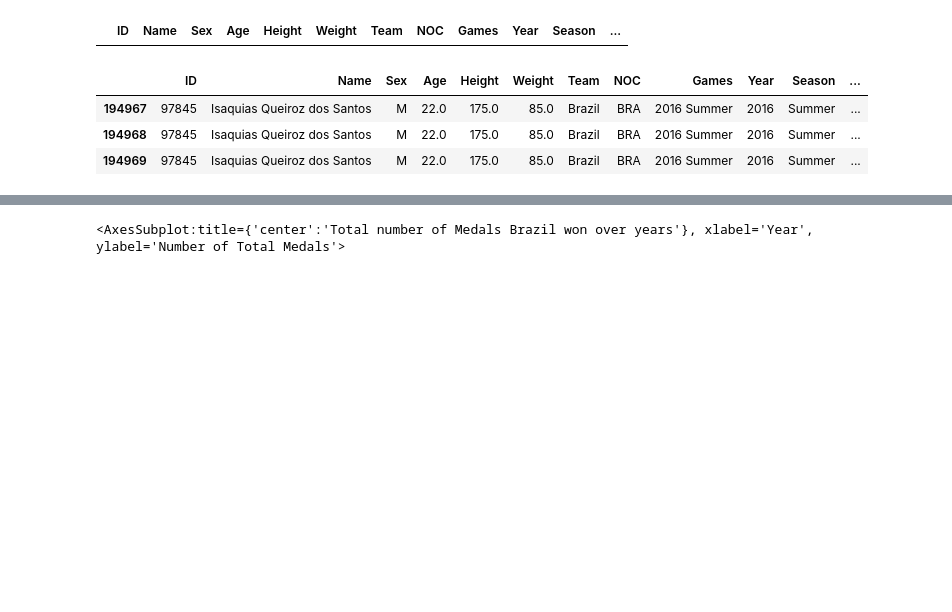
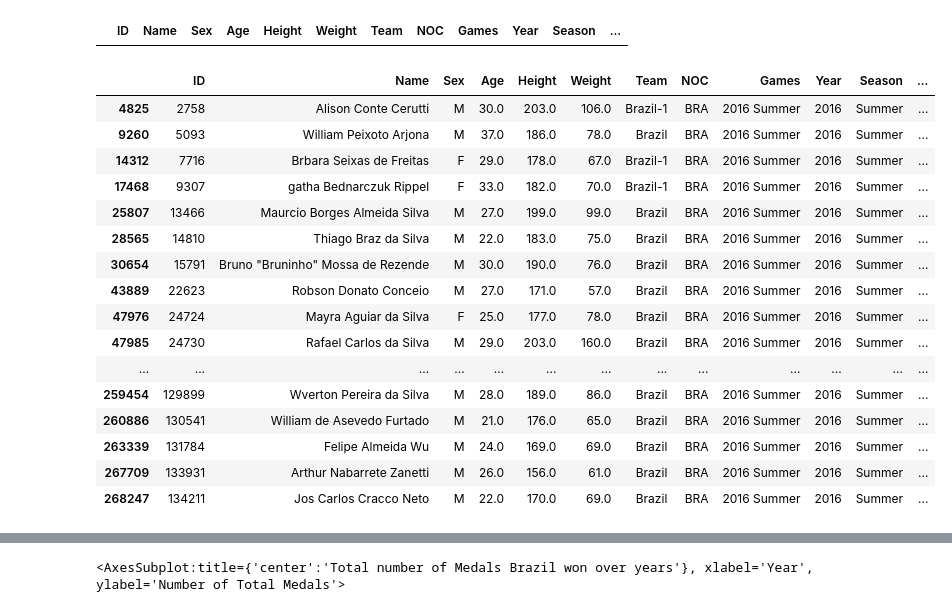
Before and after one commit to Trevor-Velez/project-1, a Jupyter notebook: GalynaM/GalynaMalynskaProject1.ipynb, the cells around one changed output, grey strips where cells are left out. Cells and saved outputs as stored; diff of their text form; code cells hidden in the pictures; blank space fills up the shorter version.

```diff
--- a/GalynaM/GalynaMalynskaProject1.ipynb
+++ b/GalynaM/GalynaMalynskaProject1.ipynb
@@ -70,13 +70,31 @@ medal_duplicates = brazil_medal.loc[brazil_medal.duplicated(subset = ["ID", "Gam
 medal_duplicates
 # %% [output]
 |  | ID | Name | Sex | Age | Height | Weight | Team | NOC | Games | Year | Season | ... |
-# %%
-# Test column - search somethign particular
-check = brazil_medal.loc[brazil_medal["ID"]==97845]
-check
-# %% [output]
-|  | ID | Name | Sex | Age | Height | Weight | Team | NOC | Games | Year | Season | ... |
-| 194967 | 97845 | Isaquias Queiroz dos Santos | M | 22.0 | 175.0 | 85.0 | Brazil | BRA | 2016 Summer | 2016 | Summer | ... |
-| 194968 | 97845 | Isaquias Queiroz dos Santos | M | 22.0 | 175.0 | 85.0 | Brazil | BRA | 2016 Summer | 2016 | Summer | ... |
-| 194969 | 97845 | Isaquias Queiroz dos Santos | M | 22.0 | 175.0 | 85.0 | Brazil | BRA | 2016 Summer | 2016 | Summer | ... |
+# %%
+# Test column - search somethign particular
+# check = bra_athlets_medal.loc[
+#     (bra_athlets_medal["Year"]==1984)&(bra_athlets_medal["Event"]=="Volleyball Men's Volleyball")]
+# check
+
+check = bra_athlets_medal.loc[(bra_athlets_medal["Year"]==2016)]
+check.to_csv("Output/medals.csv")
+check
+# %% [output]
+|  | ID | Name | Sex | Age | Height | Weight | Team | NOC | Games | Year | Season | ... |
+| 4825 | 2758 | Alison Conte Cerutti | M | 30.0 | 203.0 | 106.0 | Brazil-1 | BRA | 2016 Summer | 2016 | Summer | ... |
+| 9260 | 5093 | William Peixoto Arjona | M | 37.0 | 186.0 | 78.0 | Brazil | BRA | 2016 Summer | 2016 | Summer | ... |
+| 14312 | 7716 | Brbara Seixas de Freitas | F | 29.0 | 178.0 | 67.0 | Brazil-1 | BRA | 2016 Summer | 2016 | Summer | ... |
+| 17468 | 9307 | gatha Bednarczuk Rippel | F | 33.0 | 182.0 | 70.0 | Brazil-1 | BRA | 2016 Summer | 2016 | Summer | ... |
+| 25807 | 13466 | Maurcio Borges Almeida Silva | M | 27.0 | 199.0 | 99.0 | Brazil | BRA | 2016 Summer | 2016 | Summer | ... |
+| 28565 | 14810 | Thiago Braz da Silva | M | 22.0 | 183.0 | 75.0 | Brazil | BRA | 2016 Summer | 2016 | Summer | ... |
+| 30654 | 15791 | Bruno "Bruninho" Mossa de Rezende | M | 30.0 | 190.0 | 76.0 | Brazil | BRA | 2016 Summer | 2016 | Summer | ... |
+| 43889 | 22623 | Robson Donato Conceio | M | 27.0 | 171.0 | 57.0 | Brazil | BRA | 2016 Summer | 2016 | Summer | ... |
+| 47976 | 24724 | Mayra Aguiar da Silva | F | 25.0 | 177.0 | 78.0 | Brazil | BRA | 2016 Summer | 2016 | Summer | ... |
+| 47985 | 24730 | Rafael Carlos da Silva | M | 29.0 | 203.0 | 160.0 | Brazil | BRA | 2016 Summer | 2016 | Summer | ... |
+| ... | ... | ... | ... | ... | ... | ... | ... | ... | ... | ... | ... | ... |
+| 259454 | 129899 | Wverton Pereira da Silva | M | 28.0 | 189.0 | 86.0 | Brazil | BRA | 2016 Summer | 2016 | Summer | ... |
+| 260886 | 130541 | William de Asevedo Furtado | M | 21.0 | 176.0 | 65.0 | Brazil | BRA | 2016 Summer | 2016 | Summer | ... |
+| 263339 | 131784 | Felipe Almeida Wu | M | 24.0 | 169.0 | 69.0 | Brazil | BRA | 2016 Summer | 2016 | Summer | ... |
+| 267709 | 133931 | Arthur Nabarrete Zanetti | M | 26.0 | 156.0 | 61.0 | Brazil | BRA | 2016 Summer | 2016 | Summer | ... |
+| 268247 | 134211 | Jos Carlos Cracco Neto | M | 22.0 | 170.0 | 69.0 | Brazil | BRA | 2016 Summer | 2016 | Summer | ... |
 # %%
```
Also changed, not shown: parts of 7 cells of this notebook, 2 other files.
